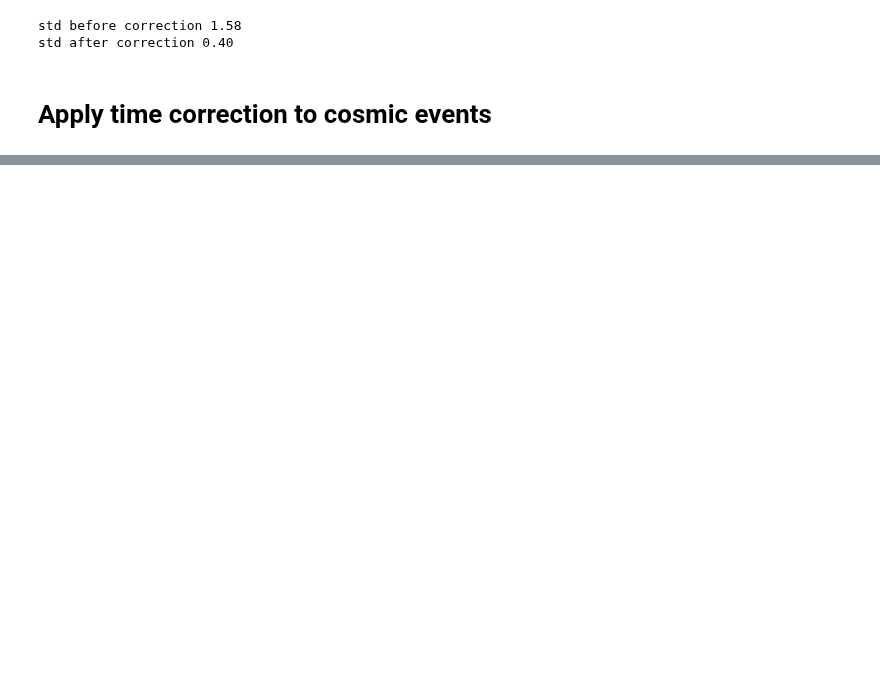
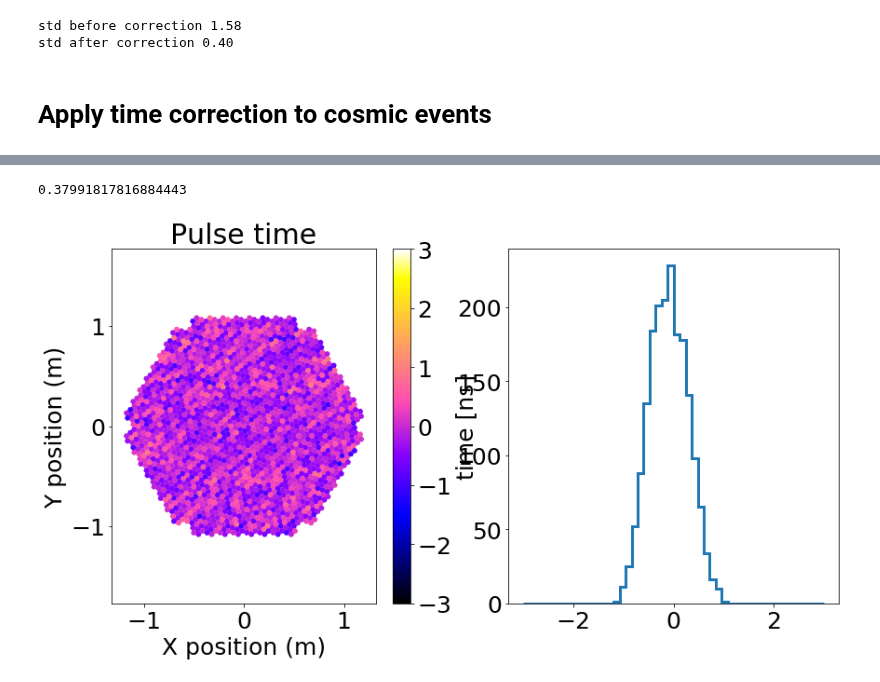
Before and after one commit to cta-observatory/cta-lstchain, a Jupyter notebook: notebooks/time_calibration.ipynb, the cells around one changed output, grey strips where cells are left out. Drawn from its saved outputs; the diff is of its cells as text; code cells hidden in the pictures; blank space fills up the shorter version.

```diff
--- a/notebooks/time_calibration.ipynb
+++ b/notebooks/time_calibration.ipynb
@@ -189,0 +249,16 @@ for i, ev in enumerate(reader):
+# %%
+fig, ax = plt.subplots(1, 2, figsize=(14, 7))
+geom = ev.inst.subarray.tel[tel_id].camera
+disp1 = CameraDisplay(geom, ax=ax[0])
+disp1.image = pulse_corr_array[gain, :]
+disp1.add_colorbar(ax=ax[0], label="time [ns]")
+disp1.set_limits_minmax(-3, 3)
+disp1.cmap = 'gnuplot2'
+ax[0].set_title("Pulse time")
+
+ax[1].hist(pulse_corr_array[gain, :], bins=50, histtype='step', lw=3, range=(-3, 3))
+
+print(np.std(pulse_corr_array[gain, :]))
+# %% [output]
+0.37991817816884443
+[figure, added]
```
Also changed, not shown: parts of 11 cells of this notebook, 1 other file.
